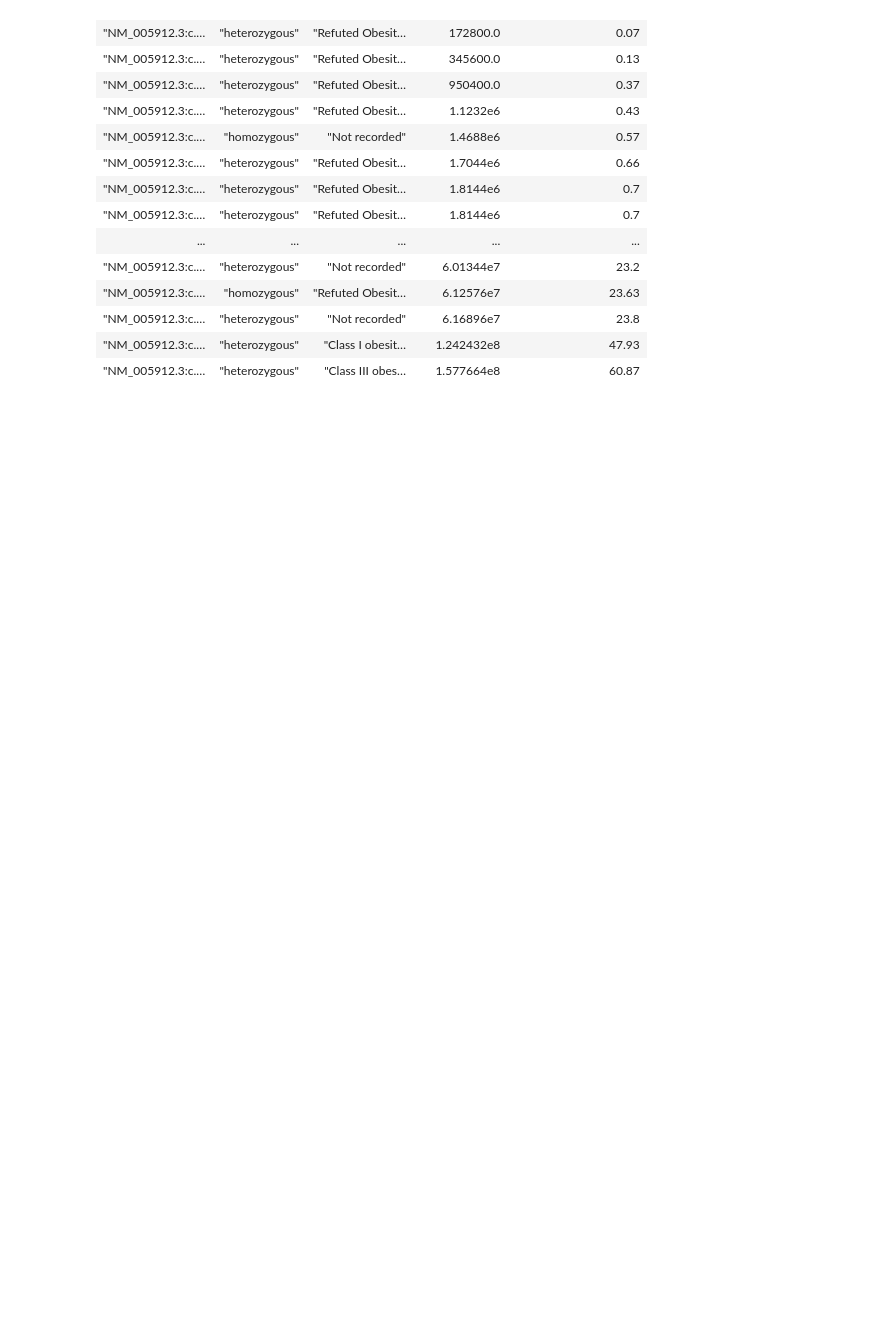
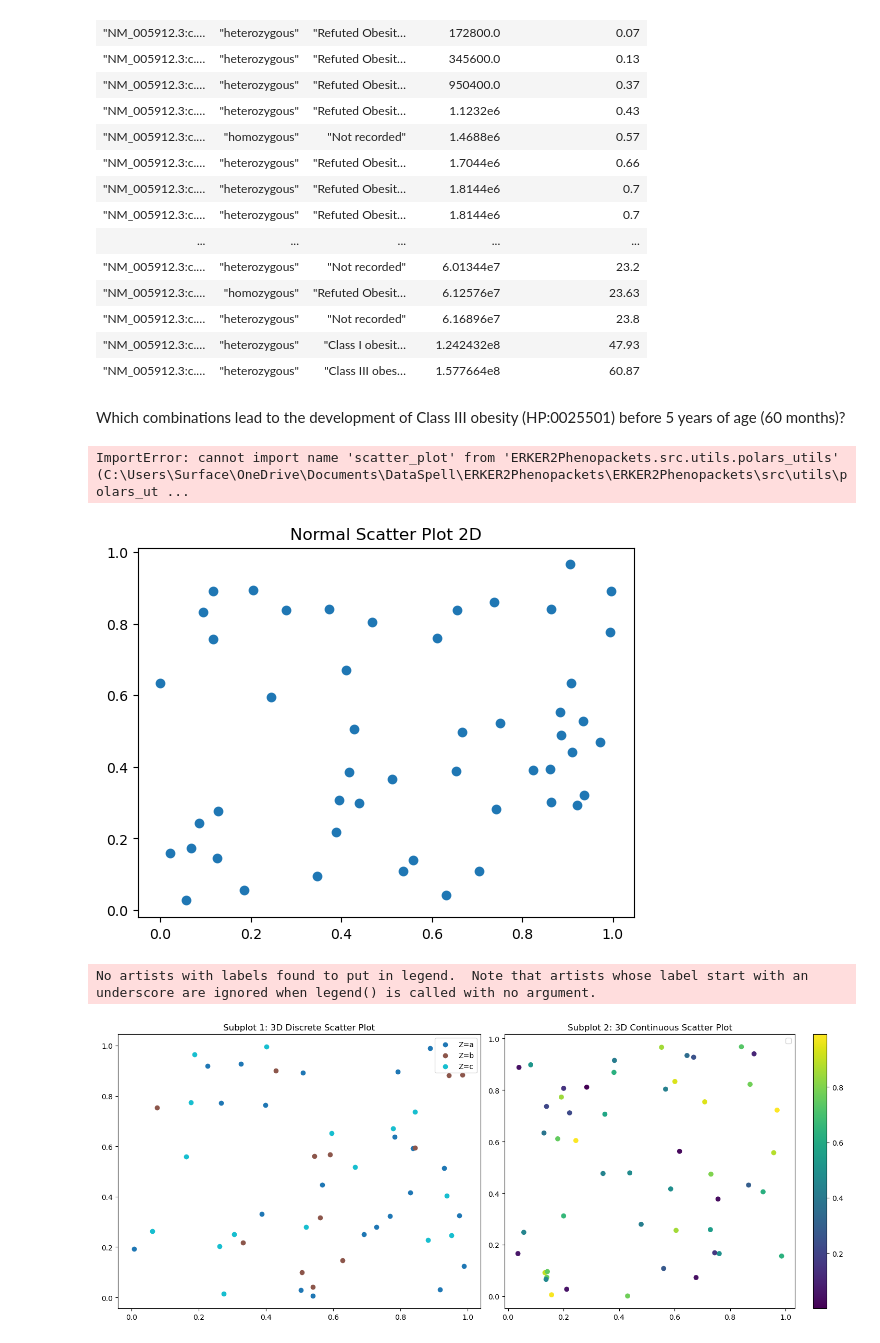
Before and after one commit to BIH-CEI/ERKER2Phenopackets, a Jupyter notebook: ERKER2Phenopackets/src/analysis/ml/analyse.ipynb, the cells around one changed output. Saved outputs shown, nothing was run; the diff lists cells and outputs as text; code cells hidden in the pictures; blank space fills up the shorter version.

Commit message:
added beautiful scatterplot methods

```diff
--- a/ERKER2Phenopackets/src/analysis/ml/analyse.ipynb
+++ b/ERKER2Phenopackets/src/analysis/ml/analyse.ipynb
@@ -762,3 +762,44 @@ shape: (39, 5)
 | "NM_005912.3:c.… | "heterozygous" | "Not recorded" | 6.16896e7 | 23.8 |
 | "NM_005912.3:c.… | "heterozygous" | "Class I obesit… | 1.242432e8 | 47.93 |
 | "NM_005912.3:c.… | "heterozygous" | "Class III obes… | 1.577664e8 | 60.87 |
+# %% [markdown]
+Which combinations lead to the development of Class III obesity (HP:0025501) before 5 years of age (60 months)?
+# %%
+from ERKER2Phenopackets.src.utils.polars_utils import scatter_plot
+
+scatter_plot(avg_time_phenotype['avg_timestamp_months'], avg_time_phenotype['phenotype'], title='Average time to phenotype')
+# %% [output]
+ImportError: cannot import name 'scatter_plot' from 'ERKER2Phenopackets.src.utils.polars_utils' (C:\Users\Surface\OneDrive\Documents\DataSpell\ERKER2Phenopackets\ERKER2Phenopackets\src\utils\polars_ut ...
+# %%
+# Sample data for 2-dimensional scatter plot
+x_2d = np.random.rand(50)
+y_2d = np.random.rand(50)
+
+# Sample data for 3-dimensional discrete scatter plot
+x_3d_discrete = np.random.rand(50)
+y_3d_discrete = np.random.rand(50)
+z_3d_discrete = np.random.choice(['a', 'b', 'c'], size=50)
+
+# Sample data for 3-dimensional continuous scatter plot
+x_3d_continuous = np.random.rand(50)
+y_3d_continuous = np.random.rand(50)
+z_3d_continuous = np.random.rand(50)
+
+# Creating a normal scatter plot with 2 dimensions
+scatter_plot(x_2d, y_2d, title='Normal Scatter Plot 2D')
+
+# Creating subplots with scatter plots
+fig, axes = plt.subplots(1, 2, figsize=(15, 6))
+
+# Subplot 1: 3-dimensional discrete scatter plot
+scatter_subplot(axes[0], x_3d_discrete, y_3d_discrete, z_3d_discrete, title='Subplot 1: 3D Discrete Scatter Plot', z_discrete=True)
+
+# Subplot 2: 3-dimensional continuous scatter plot
+scatter_subplot(axes[1], x_3d_continuous, y_3d_continuous, z_3d_continuous, title='Subplot 2: 3D Continuous Scatter Plot')
+
+plt.tight_layout()
+plt.show()
+# %% [output]
+[figure, added]
+No artists with labels found to put in legend.  Note that artists whose label start with an underscore are ignored when legend() is called with no argument.
+[figure, added]
```
Also changed, not shown: parts of 1 cell of this notebook, 1 other file.
